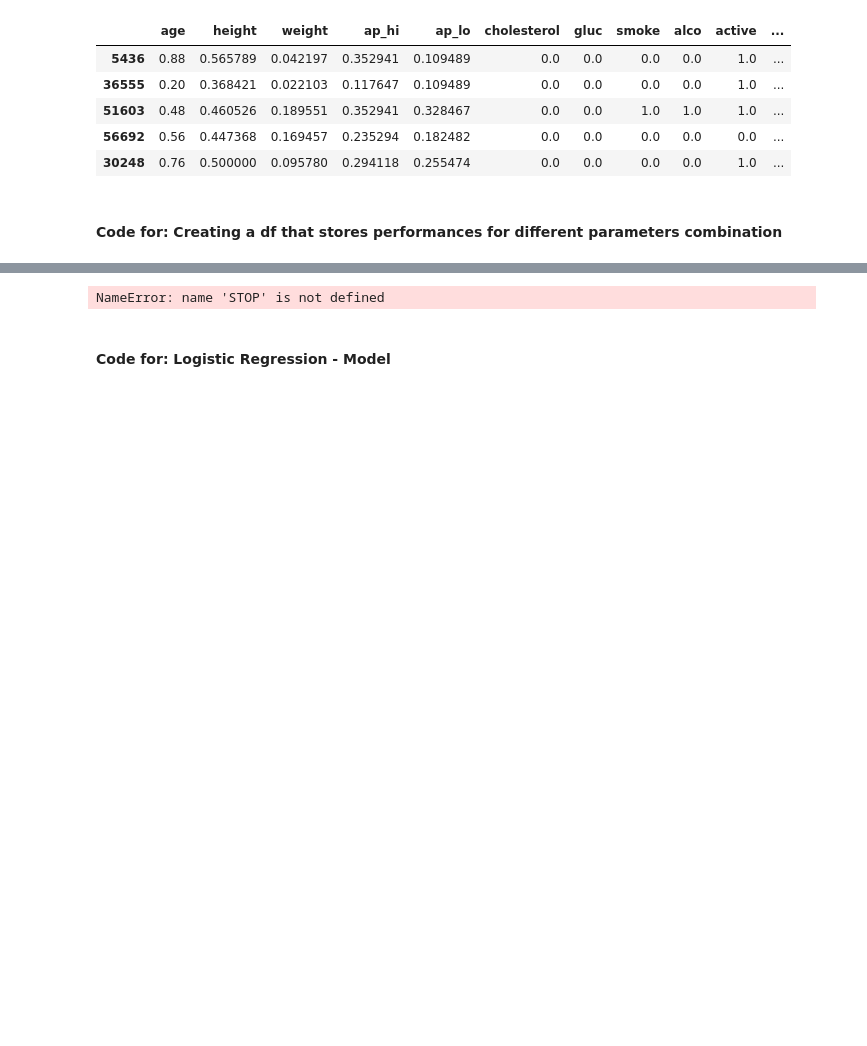
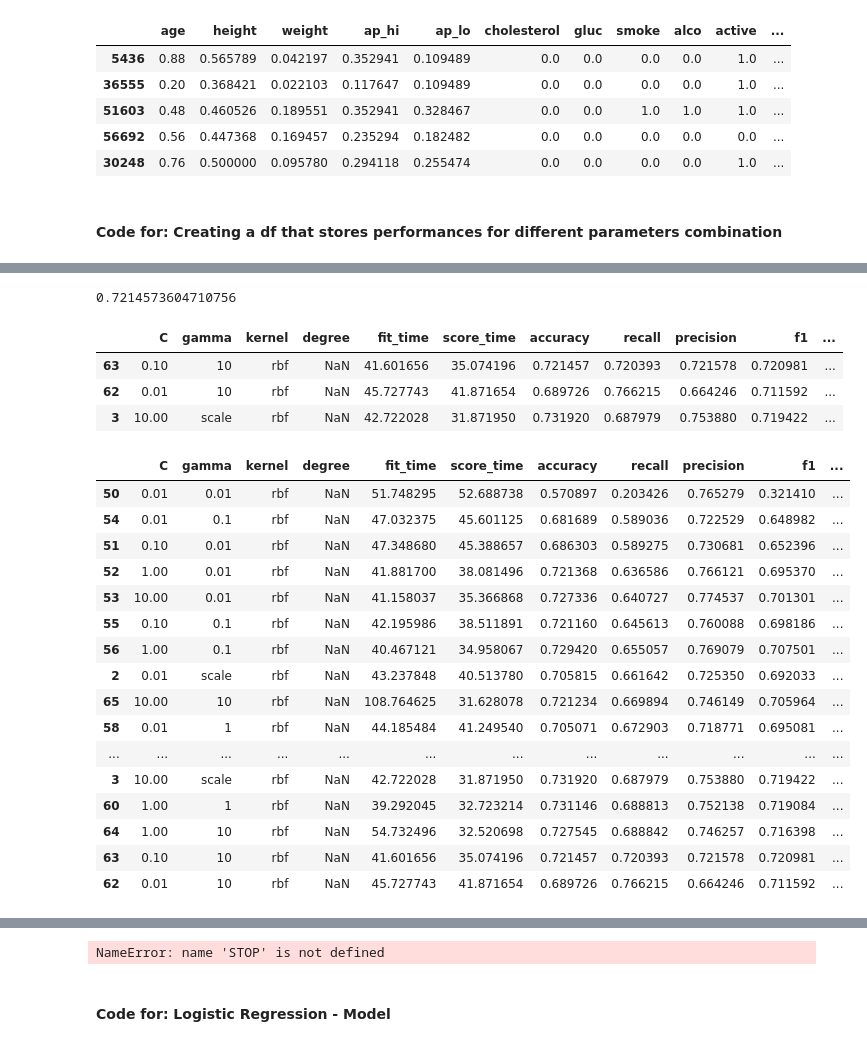
Before and after one commit to lucas-lfp/heart-shaped-box__Machine-Learning-SVM-classifier, a Jupyter notebook: CVD_p3.ipynb, the cells around one changed output, grey strips where cells are left out. Drawn from its saved outputs; the diff is of its cells as text; code cells hidden in the pictures; blank space fills up the shorter version.

```diff
--- a/CVD_p3.ipynb
+++ b/CVD_p3.ipynb
@@ -1630,0 +1849,48 @@ df_sigmoid
+# %%
+df_rbf.at[63, 'accuracy']
+# %% [output]
+0.7214573604710756
+# %%
+weight_accuracy = 0.6
+weight_recall = 0.4
+
+# Define the scoring metric
+def scoring_metric(row):
+    return weight_accuracy * row['accuracy'] - weight_recall * (1 - row['recall'])
+
+# Add a new column for the score
+df_params['score'] = df_params.apply(scoring_metric, axis=1)
+
+# Sort the DataFrame based on the score in descending order
+df_params_sorted = df_params.sort_values(by='score', ascending=False)
+
+# Select the top 4 to 6 rows
+selected_rows = df_params_sorted.head(3)
+
+# Display the selected rows
+display(selected_rows)
+# %% [output]
+|  | C | gamma | kernel | degree | fit_time | score_time | accuracy | recall | precision | f1 | ... |
+| 63 | 0.10 | 10 | rbf | NaN | 41.601656 | 35.074196 | 0.721457 | 0.720393 | 0.721578 | 0.720981 | ... |
+| 62 | 0.01 | 10 | rbf | NaN | 45.727743 | 41.871654 | 0.689726 | 0.766215 | 0.664246 | 0.711592 | ... |
+| 3 | 10.00 | scale | rbf | NaN | 42.722028 | 31.871950 | 0.731920 | 0.687979 | 0.753880 | 0.719422 | ... |
+# %%
+df_rbf.sort_values(by = 'recall')
+# %% [output]
+|  | C | gamma | kernel | degree | fit_time | score_time | accuracy | recall | precision | f1 | ... |
+| 50 | 0.01 | 0.01 | rbf | NaN | 51.748295 | 52.688738 | 0.570897 | 0.203426 | 0.765279 | 0.321410 | ... |
+| 54 | 0.01 | 0.1 | rbf | NaN | 47.032375 | 45.601125 | 0.681689 | 0.589036 | 0.722529 | 0.648982 | ... |
+| 51 | 0.10 | 0.01 | rbf | NaN | 47.348680 | 45.388657 | 0.686303 | 0.589275 | 0.730681 | 0.652396 | ... |
+| 52 | 1.00 | 0.01 | rbf | NaN | 41.881700 | 38.081496 | 0.721368 | 0.636586 | 0.766121 | 0.695370 | ... |
+| 53 | 10.00 | 0.01 | rbf | NaN | 41.158037 | 35.366868 | 0.727336 | 0.640727 | 0.774537 | 0.701301 | ... |
+| 55 | 0.10 | 0.1 | rbf | NaN | 42.195986 | 38.511891 | 0.721160 | 0.645613 | 0.760088 | 0.698186 | ... |
+| 56 | 1.00 | 0.1 | rbf | NaN | 40.467121 | 34.958067 | 0.729420 | 0.655057 | 0.769079 | 0.707501 | ... |
+| 2 | 0.01 | scale | rbf | NaN | 43.237848 | 40.513780 | 0.705815 | 0.661642 | 0.725350 | 0.692033 | ... |
+| 65 | 10.00 | 10 | rbf | NaN | 108.764625 | 31.628078 | 0.721234 | 0.669894 | 0.746149 | 0.705964 | ... |
+| 58 | 0.01 | 1 | rbf | NaN | 44.185484 | 41.249540 | 0.705071 | 0.672903 | 0.718771 | 0.695081 | ... |
+| ... | ... | ... | ... | ... | ... | ... | ... | ... | ... | ... | ... |
+| 3 | 10.00 | scale | rbf | NaN | 42.722028 | 31.871950 | 0.731920 | 0.687979 | 0.753880 | 0.719422 | ... |
+| 60 | 1.00 | 1 | rbf | NaN | 39.292045 | 32.723214 | 0.731146 | 0.688813 | 0.752138 | 0.719084 | ... |
+| 64 | 1.00 | 10 | rbf | NaN | 54.732496 | 32.520698 | 0.727545 | 0.688842 | 0.746257 | 0.716398 | ... |
+| 63 | 0.10 | 10 | rbf | NaN | 41.601656 | 35.074196 | 0.721457 | 0.720393 | 0.721578 | 0.720981 | ... |
+| 62 | 0.01 | 10 | rbf | NaN | 45.727743 | 41.871654 | 0.689726 | 0.766215 | 0.664246 | 0.711592 | ... |
```
Also changed, not shown: parts of 4 cells of this notebook.
